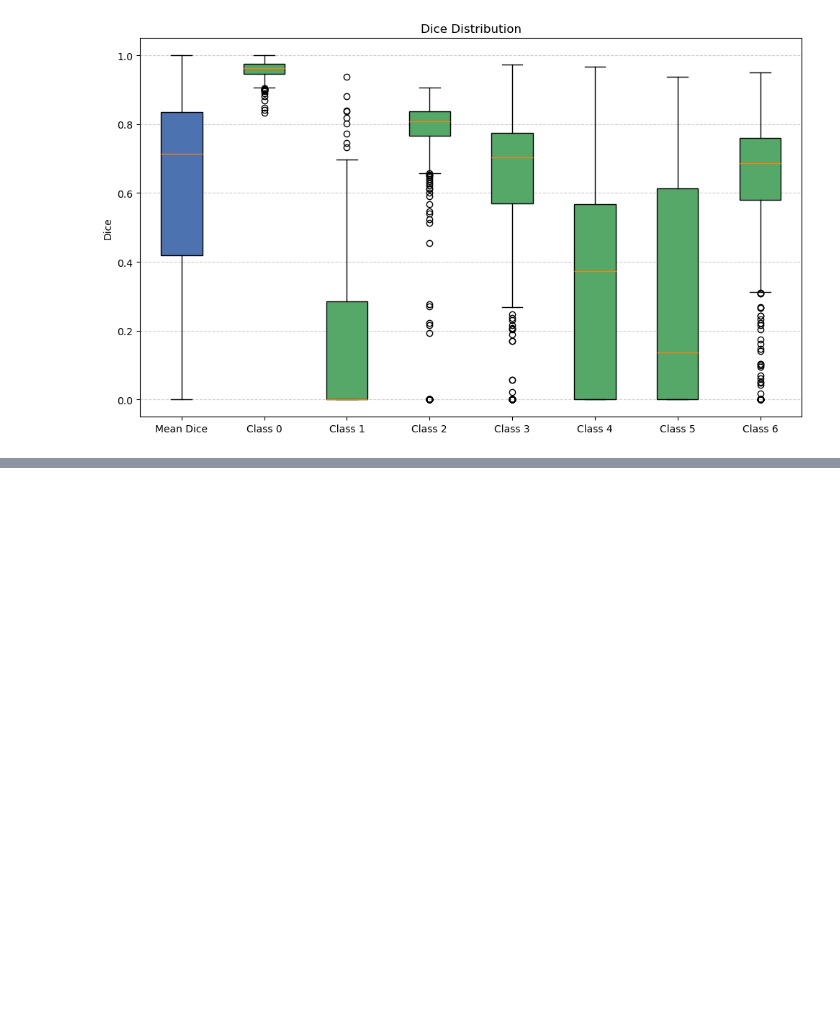
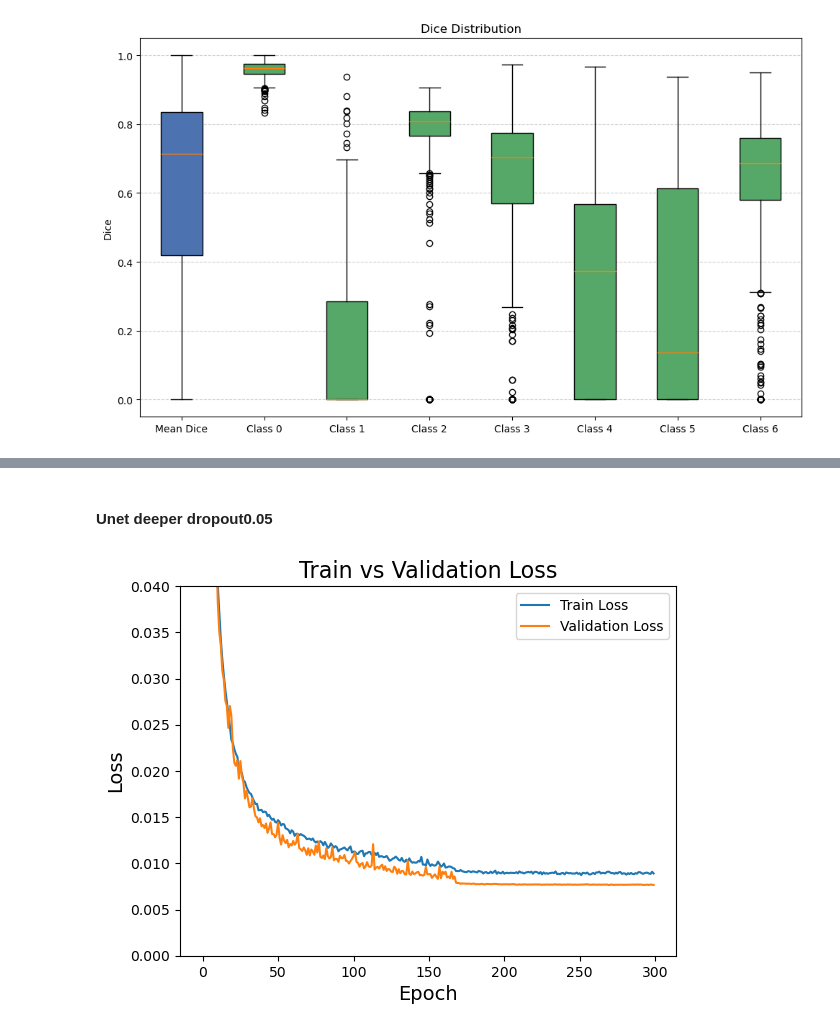
Before and after one commit to tckumarasekara/CRC-HnE-Segmentation-Training, a Jupyter notebook: histology_segmentation_training/dev/unet_plots.ipynb, the cells around one changed output, grey strips where cells are left out. Drawn from its saved outputs; the diff is of its cells as text; code cells hidden in the pictures; blank space fills up the shorter version.

```diff
--- a/histology_segmentation_training/dev/unet_plots.ipynb
+++ b/histology_segmentation_training/dev/unet_plots.ipynb
@@ -229,0 +249,6 @@ plot_testset_iou_dice("../../mlruns/unet_fromC32_Aug_backgound0_5/test_metrics_p
+# %% [markdown]
+#### Unet deeper dropout0.05
+# %%
+event_acc = plot_loss("../../mlruns/unet_deeper_dropout_0.05/version_102")
+# %% [output]
+[figure, added]
```
Also changed, not shown: parts of 4 cells of this notebook, 6 other files.
